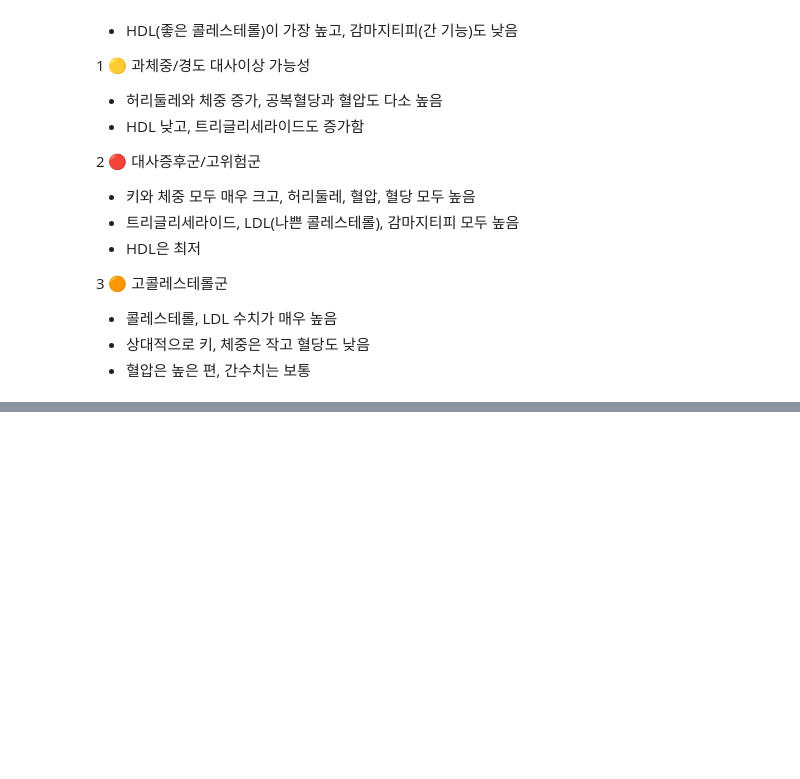
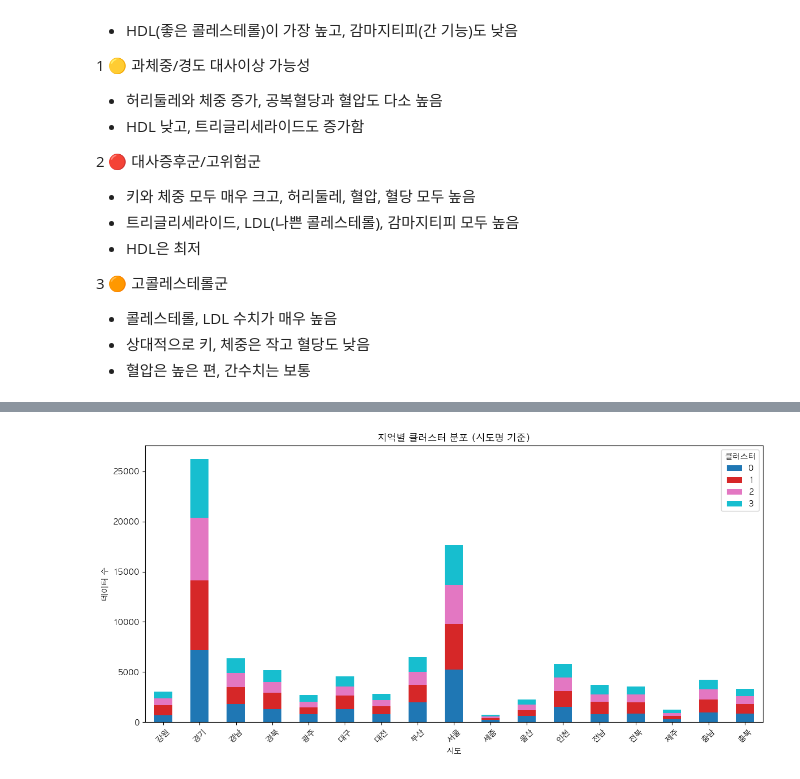
Before and after one commit to HSU-BigdataProgramming/cholesterol-prediction-nhis, a Jupyter notebook: KMeans.ipynb, the cells around one changed output, grey strips where cells are left out. Drawn from its saved outputs; the diff is of its cells as text; code cells hidden in the pictures; blank space fills up the shorter version.

```diff
--- a/KMeans.ipynb
+++ b/KMeans.ipynb
@@ -4,9 +4,11 @@
 import matplotlib.pyplot as plt
 import matplotlib.font_manager as fm
 
-# Windows 기본 한글 폰트 설정
-plt.rcParams['font.family'] = 'Malgun Gothic'
-plt.rcParams['axes.unicode_minus'] = False  # 마이너스 기호 깨짐 방지
+# macOS 한글 폰트 설정
+plt.rc('font', family='AppleGothic')
+plt.rc('axes', unicode_minus=False)  # 마이너스 기호 깨짐 방지
+# plt.rcParams['font.family'] = 'Malgun Gothic'  # (Windows용, macOS에서는 주석)
+# plt.rcParams['axes.unicode_minus'] = False  # 마이너스 기호 깨짐 방지
 # %%
 import pandas as pd
 from sklearn.cluster import KMeans
@@ -75,27 +93,34 @@ print(cluster_means)
 # %%
+# 클러스터 결과를 원본 df에 반영
+# (df_selected는 결측치 제거 및 클러스터링이 적용된 DataFrame임)
+df_clustered = df.loc[df_selected.index].copy()
+df_clustered["cluster"] = df_selected["cluster"].values
+
 # 시도코드 → 시도명 매핑 딕셔너리
 sido_map = {
     11: '서울', 26: '부산', 27: '대구', 28: '인천', 29: '광주',
     30: '대전', 31: '울산', 36: '세종', 41: '경기', 42: '강원',
     43: '충북', 44: '충남', 45: '전북', 46: '전남', 47: '경북',
     48: '경남', 49: '제주'
 }
 
 # 시도명 컬럼 추가
 df_clustered['시도명'] = df_clustered['시도코드'].map(sido_map)
 
 # 시도별 클러스터 분포 집계
 region_cluster_counts = pd.crosstab(df_clustered['시도명'], df_clustered['cluster'])
 
 # 시각화
 region_cluster_counts.plot(kind='bar', stacked=True, figsize=(12, 6), colormap='tab10')
 plt.xlabel('시도')
 plt.ylabel('데이터 수')
 plt.title('지역별 클러스터 분포 (시도명 기준)')
 plt.legend(title='클러스터')
 plt.xticks(rotation=45)
 plt.tight_layout()
 plt.show()
+# %% [output]
+[figure, added]
 # %%
 import pandas as pd
 from sklearn.preprocessing import StandardScaler
```
Also changed, not shown: parts of 3 cells of this notebook, 19 other files.
